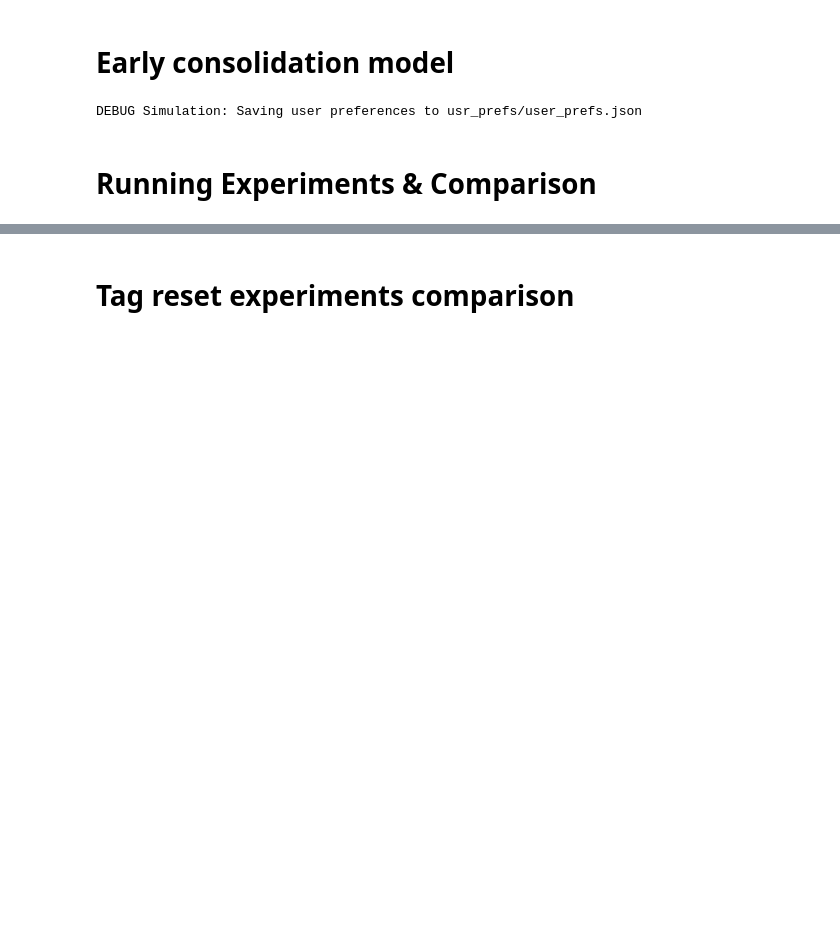
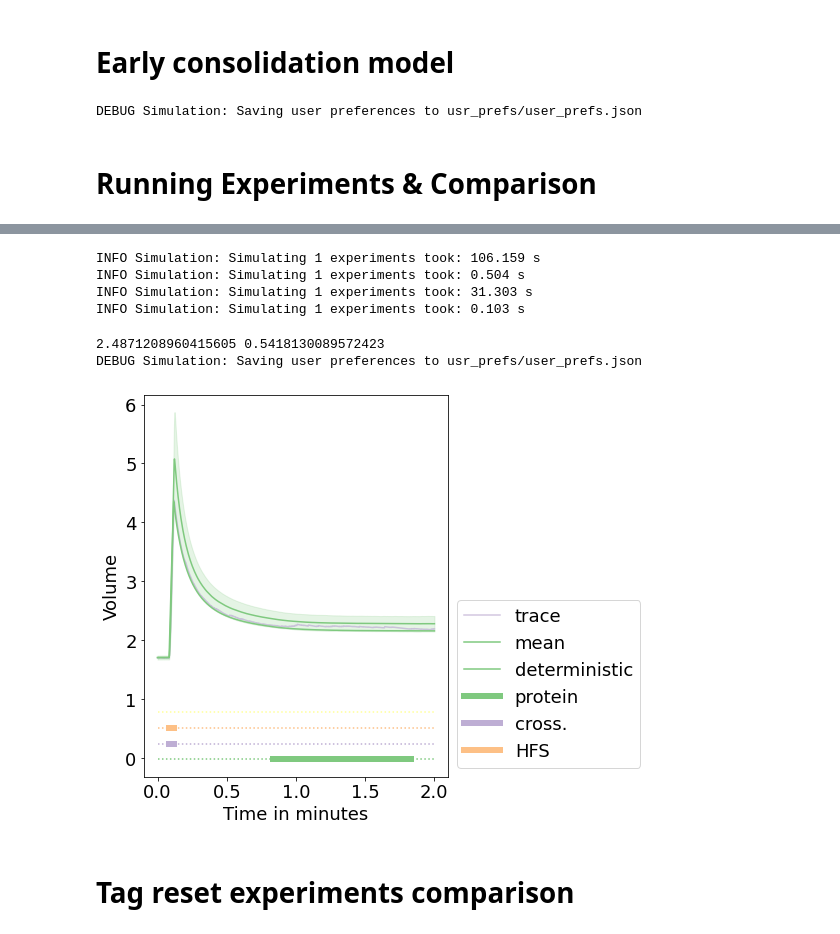
Before and after one commit to ngr-francesco/virtual_lab, a Jupyter notebook: examples/Simulation_results.ipynb, the cells around one changed output, grey strips where cells are left out. Cells and saved outputs as stored; diff of their text form; code cells hidden in the pictures; blank space fills up the shorter version.

Commit message:
small fixes, fonseca and szabo experiments

```diff
--- a/examples/Simulation_results.ipynb
+++ b/examples/Simulation_results.ipynb
@@ -353,12 +202,17 @@ IndexError: index 300 is out of bounds for axis 0 with size 10
 # %%
-# exp_names = ["NO_STIMULI"]
-# Sim.switch_model("Base")
-# stoch_det_results = []
-# for name in exp_names:
-#     exp = Sim.model.experiments["Basic"].get_experiment(name)
-#     stoch = Sim.run_experiments(exp,100,stochastic=True,termalize = True)
-#     det = Sim.run_experiments(exp)
-#     stoch_det_results.append([stoch[0],det[0]])
+exp_names = ["NO_STIMULI","S_TET"]
+Sim.switch_model("Base")
+stoch_det_results = []
+for name in exp_names:
+    exp = Sim.model.experiments["Basic"].get_experiment(name)
+    stoch = Sim.run_experiments(exp,100,stochastic=True,termalize = True)
+    det = Sim.run_experiments(exp)
+    stoch_det_results.append([stoch[0],det[0]])
+# %% [output]
+INFO Simulation: Simulating 1 experiments took: 106.159 s
+INFO Simulation: Simulating 1 experiments took: 0.504 s
+INFO Simulation: Simulating 1 experiments took: 31.303 s
+INFO Simulation: Simulating 1 experiments took: 0.103 s
 # %%
 # mean_stoch = np.mean(stoch_det_results[0][0]["V_tot"])
 # std_stoch = np.std(stoch_det_results[0][0]["V_tot"])
@@ -368,8 +222,15 @@ IndexError: index 300 is out of bounds for axis 0 with size 10
 # rescale = True, time_unit = "h",filename = f"NO_STIMULI-stoch-det.png",use_legend = True,multi_plot=1,
 # xlabel = "t in hours", ylabel = r"$V_{tot}$ in $\mu m^3$")
 # %%
-# Sim.compare_experiment_results([stoch[0],det[0]],["V_tot"],stochastic_styling = "mean_traces_1",
-#  rescale = True, time_unit = "h",filename = "LTP-stoch-det.png",use_legend = True)
+mean_stoch = np.mean(stoch_det_results[1][0]["V_tot"])
+std_stoch = np.std(stoch_det_results[1][0]["V_tot"])
+print(mean_stoch,std_stoch)
+Sim.compare_experiment_results([stoch[0],det[0]],["V_tot"],stochastic_styling = "mean_traces_1",
+ rescale = True, time_unit = "h",filename = "LTP-stoch-det.png",use_legend = True)
+# %% [output]
+2.4871208960415605 0.5418130089572423
+DEBUG Simulation: Saving user preferences to usr_prefs/user_prefs.json
+[figure, added]
 # %% [markdown]
 # Tag reset experiments comparison
 # %%
```
Also changed, not shown: parts of 13 cells of this notebook, 17 other files.
